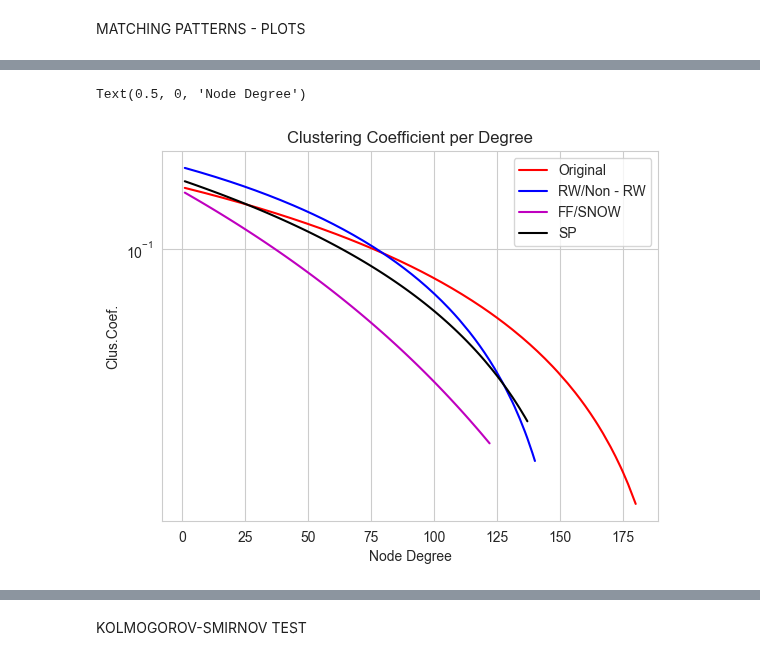
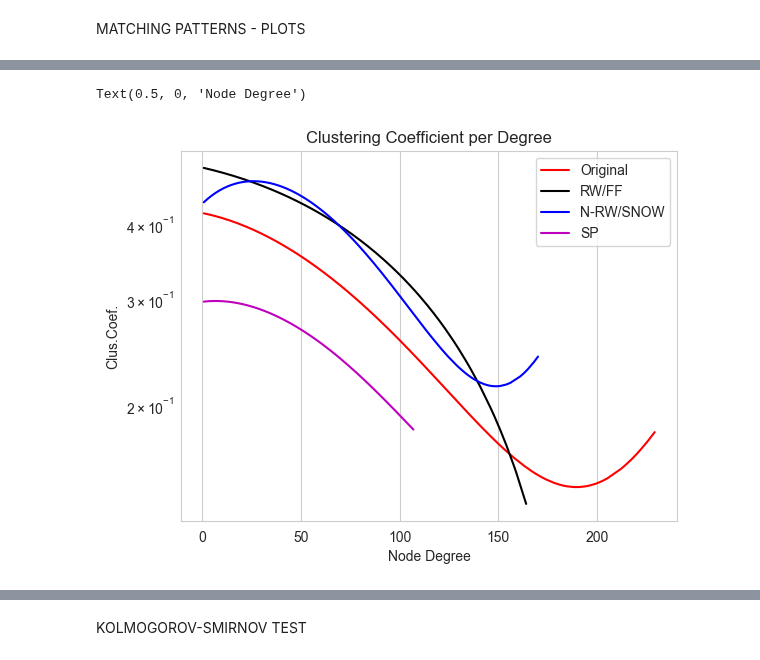
Before and after one commit to kyriakosar/Sampling-from-Networks, a Jupyter notebook: facebook_dataset.ipynb, the cells around one changed output, grey strips where cells are left out. Saved outputs shown, nothing was run; the diff lists cells and outputs as text; code cells hidden in the pictures.

```diff
--- a/facebook_dataset.ipynb
+++ b/facebook_dataset.ipynb
@@ -18,7 +18,7 @@ GRAPH READER
 ts = time.time()
 from littleballoffur.data_reader import GraphReader
 
-reader = GraphReader('HR')
+reader = GraphReader('facebook')
 
 graph = reader.get_graph()
 time.time() - ts
@@ -38,7 +38,7 @@ ts = time.time()
 
 from littleballoffur.exploration_sampling import RandomWalkSampler
 
-sampler = RandomWalkSampler(20000)
+sampler = RandomWalkSampler(4494)
 
 rw_graph = sampler.sample(graph)
 
@@ -57,7 +57,7 @@ ts = time.time()
 
 from littleballoffur.exploration_sampling import NonBackTrackingRandomWalkSampler
 
-sampler = NonBackTrackingRandomWalkSampler(20000)
+sampler = NonBackTrackingRandomWalkSampler(4494)
 
 nrw_graph = sampler.sample(graph)
 
@@ -95,7 +95,7 @@ ts = time.time()
 
 from littleballoffur.exploration_sampling import ShortestPathSampler
 
-sampler = ShortestPathSampler(20000)
+sampler = ShortestPathSampler(4494)
 
 sp_graph = sampler.sample(graph)
 
@@ -386,39 +386,39 @@ time.time() - ts
 # # plt.yscale('log')
 # plt.xlabel("Degree")
 # %%
-z = np.polyfit(degrees, clustering_list,2)
+z = np.polyfit(degrees, clustering_list,3)
 p = np.poly1d(z)
 plt.plot(degrees,p(degrees),"r")
 
-# z = np.polyfit(degrees1, clustering_list1,2)
-# p = np.poly1d(z)
-# plt.plot(degrees1,p(degrees1),"black")
+z = np.polyfit(degrees1, clustering_list1,2)
+p = np.poly1d(z)
+plt.plot(degrees1,p(degrees1),"black")
 
-z = np.polyfit(degrees2, clustering_list2,2)
+z = np.polyfit(degrees2, clustering_list2,3)
 p = np.poly1d(z)
 plt.plot(degrees2,p(degrees2),"blue")
 
 # z = np.polyfit(degrees3, clustering_list3,2)
 # p = np.poly1d(z)
 # plt.plot(degrees3,p(degrees3),"g")
 
-z = np.polyfit(degrees4, clustering_list4,2)
+z = np.polyfit(degrees4, clustering_list4,3)
 p = np.poly1d(z)
 plt.plot(degrees4,p(degrees4),"m")
 
-z = np.polyfit(degrees5, clustering_list5,2)
-p = np.poly1d(z)
-plt.plot(degrees5,p(degrees5),"k")
+# z = np.polyfit(degrees5, clustering_list5,3)
+# p = np.poly1d(z)
+# plt.plot(degrees5,p(degrees5),"y")
 
-plt.legend(['Original','RW/Non - RW','FF/SNOW','SP'])
+plt.legend(['Original','RW/FF','N-RW/SNOW','SP'])
 plt.title("Clustering Coefficient per Degree")
 plt.ylabel("Clus.Coef.")
 # plt.xscale('log')
 plt.yscale('log')
 plt.xlabel("Node Degree")
 # %% [output]
 Text(0.5, 0, 'Node Degree')
-[figure, old version]
+[figure, new version]
 # %%
 # def average_degree_neighbor(G):
 #    degree = G.degree()
```
Also changed, not shown: parts of 19 cells of this notebook, 4 other files.
